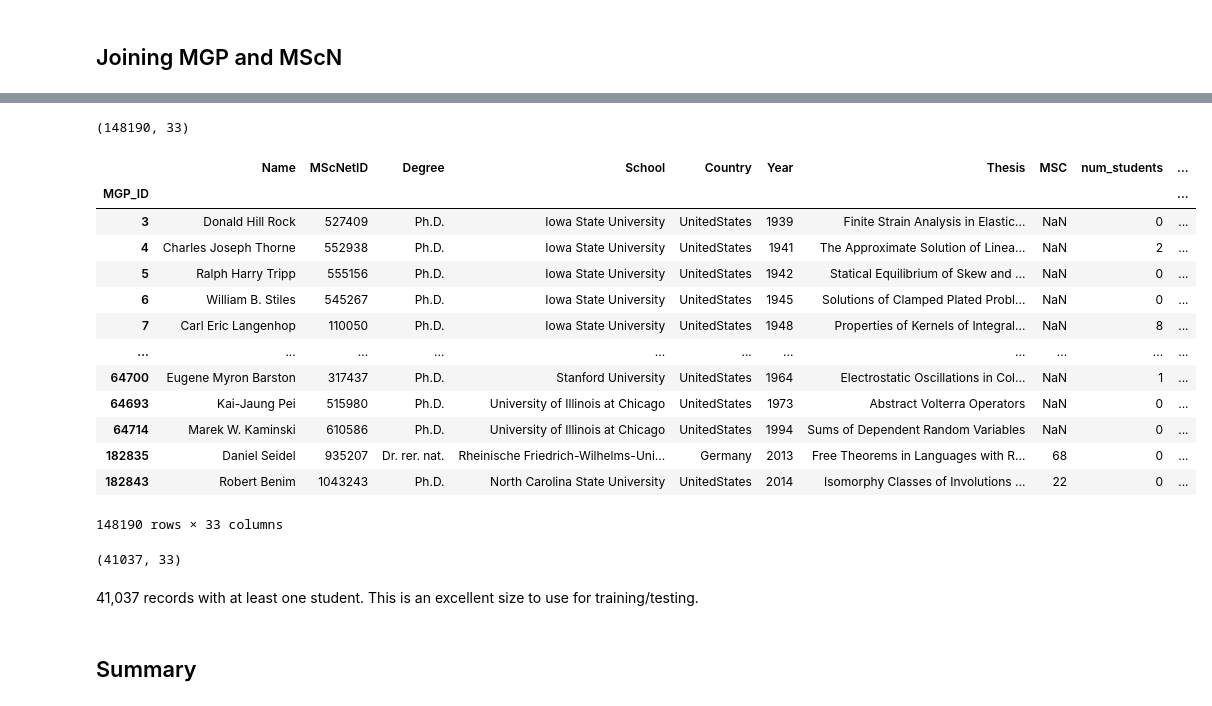
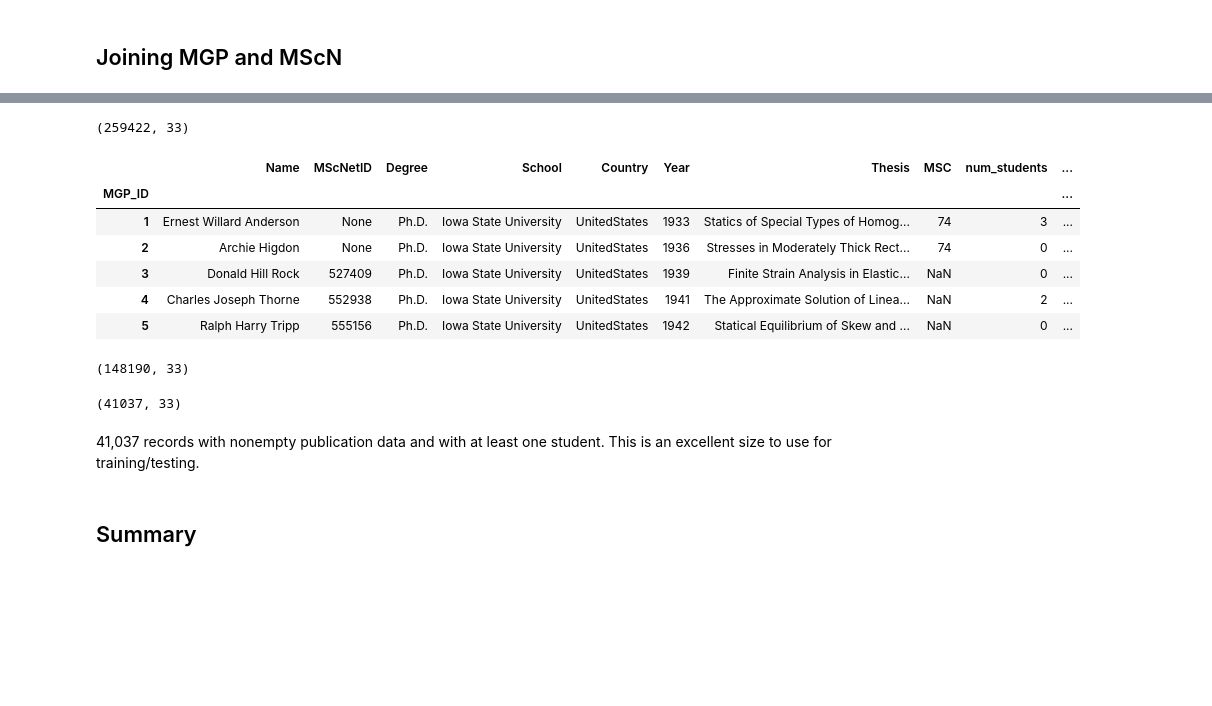
Before and after one commit to BhardwajAnshul/Springboard_Work, a Jupyter notebook: Capstone1/DataWrangling/MGPDataWrangling.ipynb, the cells around one changed output, grey strips where cells are left out. Cells and saved outputs as stored; diff of their text form; code cells hidden in the pictures; blank space fills up the shorter version.

Commit message:
left joined df to ms

```diff
--- a/Capstone1/DataWrangling/MGPDataWrangling.ipynb
+++ b/Capstone1/DataWrangling/MGPDataWrangling.ipynb
@@ -1317,23 +1303,16 @@ df2
 # %%
-am = df2.join(ms, how='inner', on = 'MScNetID', rsuffix = 'MScN')
+am = df.join(ms, how='left', on = 'MScNetID', rsuffix = 'MScN')
 # %%
 am.shape
 # %% [output]
-(148190, 33)
+(259422, 33)
 # %%
-am
+am.head()
 # %% [output]
 |  | Name | MScNetID | Degree | School | Country | Year | Thesis | MSC | num_students | ... |
 | MGP_ID |  |  |  |  |  |  |  |  |  | ... |
+| 1 | Ernest Willard Anderson | None | Ph.D. | Iowa State University | UnitedStates | 1933 | Statics of Special Types of Homog... | 74 | 3 | ... |
+| 2 | Archie Higdon | None | Ph.D. | Iowa State University | UnitedStates | 1936 | Stresses in Moderately Thick Rect... | 74 | 0 | ... |
 | 3 | Donald Hill Rock | 527409 | Ph.D. | Iowa State University | UnitedStates | 1939 | Finite Strain Analysis in Elastic... | NaN | 0 | ... |
 | 4 | Charles Joseph Thorne | 552938 | Ph.D. | Iowa State University | UnitedStates | 1941 | The Approximate Solution of Linea... | NaN | 2 | ... |
 | 5 | Ralph Harry Tripp | 555156 | Ph.D. | Iowa State University | UnitedStates | 1942 | Statical Equilibrium of Skew and ... | NaN | 0 | ... |
-| 6 | William B. Stiles | 545267 | Ph.D. | Iowa State University | UnitedStates | 1945 | Solutions of Clamped Plated Probl... | NaN | 0 | ... |
-| 7 | Carl Eric Langenhop | 110050 | Ph.D. | Iowa State University | UnitedStates | 1948 | Properties of Kernels of Integral... | NaN | 8 | ... |
-| ... | ... | ... | ... | ... | ... | ... | ... | ... | ... | ... |
-| 64700 | Eugene Myron Barston | 317437 | Ph.D. | Stanford University | UnitedStates | 1964 | Electrostatic Oscillations in Col... | NaN | 1 | ... |
-| 64693 | Kai-Jaung Pei | 515980 | Ph.D. | University of Illinois at Chicago | UnitedStates | 1973 | Abstract Volterra Operators | NaN | 0 | ... |
-| 64714 | Marek W. Kaminski | 610586 | Ph.D. | University of Illinois at Chicago | UnitedStates | 1994 | Sums of Dependent Random Variables | NaN | 0 | ... |
-| 182835 | Daniel Seidel | 935207 | Dr. rer. nat. | Rheinische Friedrich-Wilhelms-Uni... | Germany | 2013 | Free Theorems in Languages with R... | 68 | 0 | ... |
-| 182843 | Robert Benim | 1043243 | Ph.D. | North Carolina State University | UnitedStates | 2014 | Isomorphy Classes of Involutions ... | 22 | 0 | ... |
-148190 rows × 33 columns
@@ -1340 +1329,5 @@ am
+# %%
+am[(am['Total_Pubs']!= -1)].shape
+# %% [output]
+(148190, 33)
 # %%
@@ -1342,7 +1335,7 @@ am[am['num_students'] > 0].shape
 # %% [output]
 (41037, 33)
 # %% [markdown]
-41,037 records with at least one student.  This is an excellent size to use for training/testing.
+41,037 records with nonempty publication data and with at least one student.  This is an excellent size to use for training/testing.
 # %%
 am.to_csv('MGP_MScN.csv')
 am.to_excel('MGP_MScN.xlsx')
```
Also changed, not shown: parts of 6 cells of this notebook.
